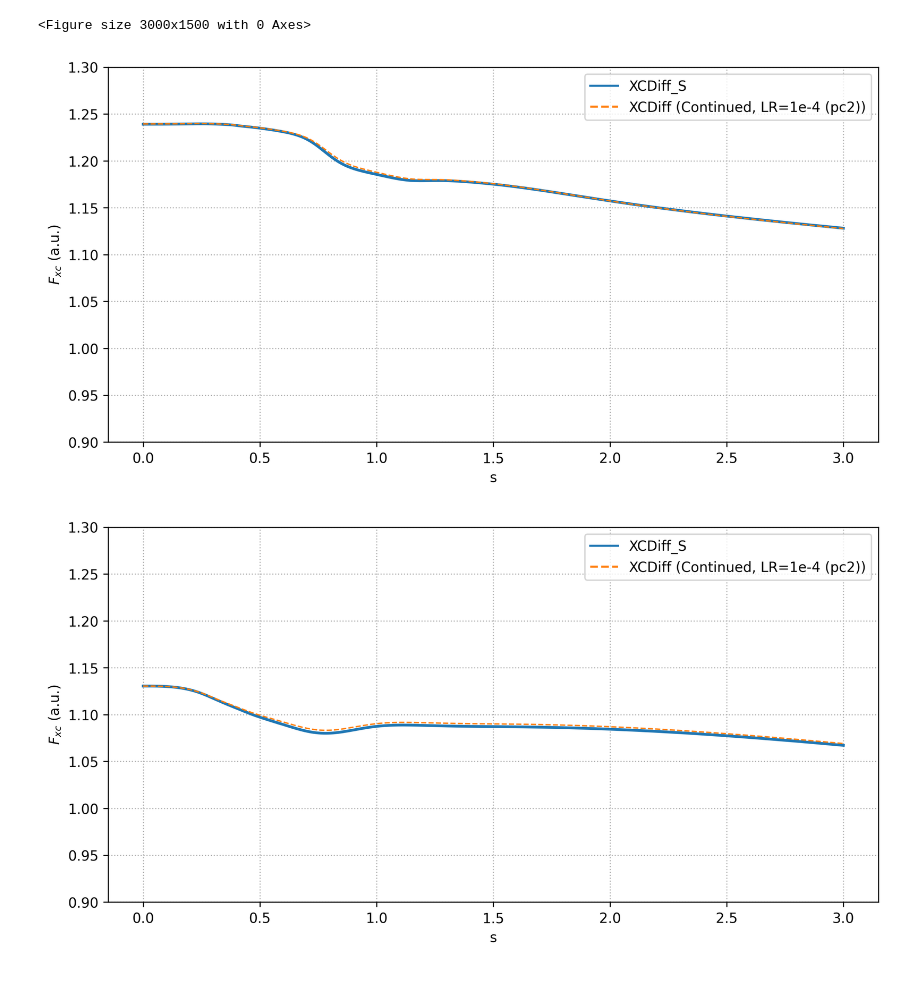
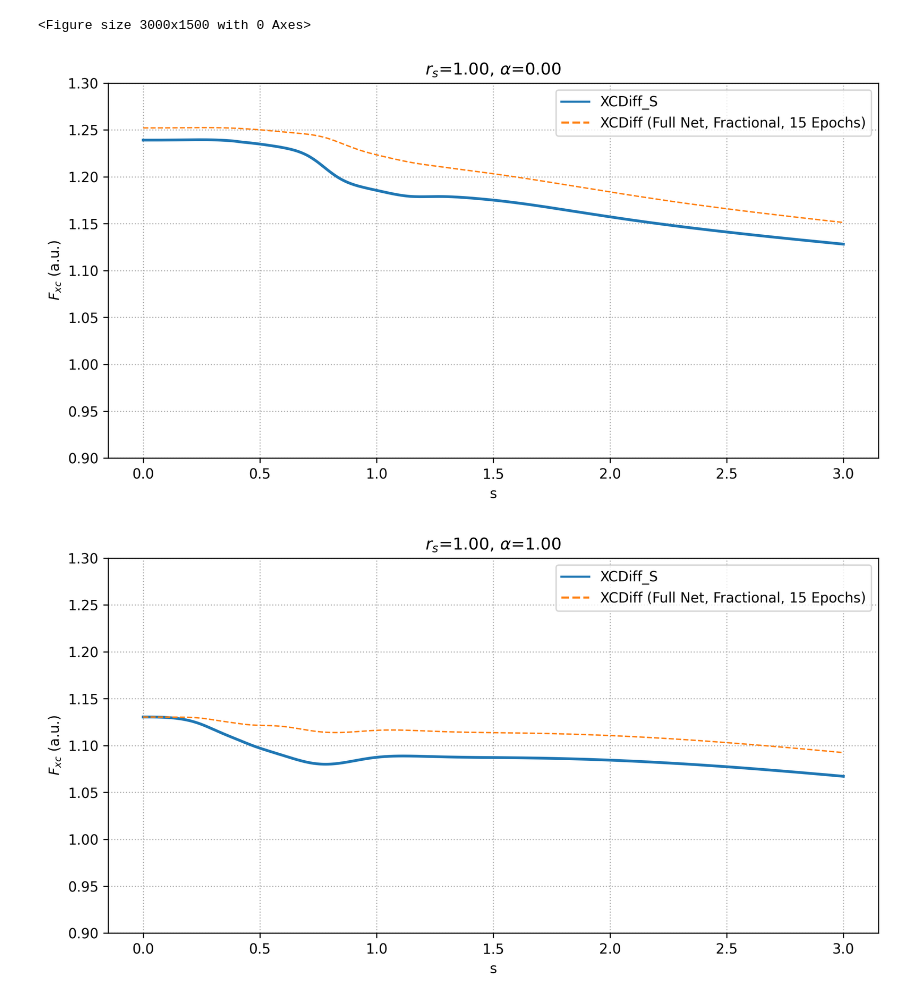
Before and after one commit to alecpwills/dpyscfl, a Jupyter notebook: notebooks/plot_enhancement_general.ipynb, the cells around one changed output. Saved outputs shown, nothing was run; the diff lists cells and outputs as text; code cells hidden in the pictures.

```diff
--- a/notebooks/plot_enhancement_general.ipynb
+++ b/notebooks/plot_enhancement_general.ipynb
@@ -327,40 +328,41 @@ AttributeError: Can't get attribute 'X_L' on <module 'dpyscfl.net' from '/home/a
 figsize(10,5)
 
 figure(dpi=300)
 modelroot = '/home/awills/Documents/Research/swxcd/eval'
 xcdsd = '/home/awills/Documents/Research/swxcd/train/xcdiffsym'
+xcdsfp = '/home/awills/Documents/Research/swxcd/train/xcdsymfrac'
 xcd = torch.jit.load(os.path.join(modelroot, 'xcdiff/MODEL_MGGA/xc'))
 xcd4pc2 = torch.load(os.path.join(xcdsd, 'lr1en4_pc2', 'xc'))
+xcdsf = torch.load(os.path.join(xcdsfp, 'xc'))
 
 only = None
 ylims=(0.9, 1.3)
 dct = {"XCDiff_S": xcd,
-        #"XCDiff (Continued, LR=1e-4)":xcd4.xc,
-        #"XCDiff (Continued, LR=1e-4 (pc))":xcd4pc.xc,
-        "XCDiff (Continued, LR=1e-4 (pc2))":xcd4pc2.xc,
-      #"XCDiff (Continued, LR=1e-5)":xcd5.xc,
-      #"XCDiff (Continued, LR=1e-6)":xcd6.xc,
-      #"XCDiff (Continued, LR=1e-7)":xcd7.xc,
-      #"XCDiff (Continued, LR=1e-8)":xcd8.xc,
-      }
+      #"XCDiff (Continued, LR=1e-4 (pc2))":xcd4pc2.xc,
+       "XCDiff (Full Net, Fractional, 15 Epochs)":xcdsf.xc}
 
 plot_fxc(dct, s_range=[0, 3], rs=[1], alpha_range=[0], only=only)
 ylim(ylims)
 # legend([])
 grid(ls=':')
+title("$r_s$={:3.2f}, $\\alpha$={:3.2f}".format(1, 0))
+
 # savefig('Fxc_mgga_alpha0.pdf',bbox_inches='tight')
 figure(dpi=300)
 plot_fxc(dct, s_range=[0, 3], rs=[1], alpha_range=[1], only=only)
 ylim(ylims)
+title("$r_s$={:3.2f}, $\\alpha$={:3.2f}".format(1, 1))
+
 # legend([])
 grid(ls=':')
 # savefig('Fxc_mgga_alpha1.pdf',bbox_inches='tight')
 figure(dpi=300)
 plot_fxc(dct, s_range=[0, 3], rs=[1], alpha_range=[10], only=only)
+title("$r_s$={:3.2f}, $\\alpha$={:3.2f}".format(1, 10))
 ylim(ylims)
 # legend([])
 grid(ls=':')
 # savefig('Fxc_mgga_alpha10.pdf',bbox_inches='tight')
 # %% [output]
-[figure, old version]
+[figure, new version]
-[figure, old version]
+[figure, new version]
```
Also changed, not shown: parts of 2 cells of this notebook, 5 other files.
